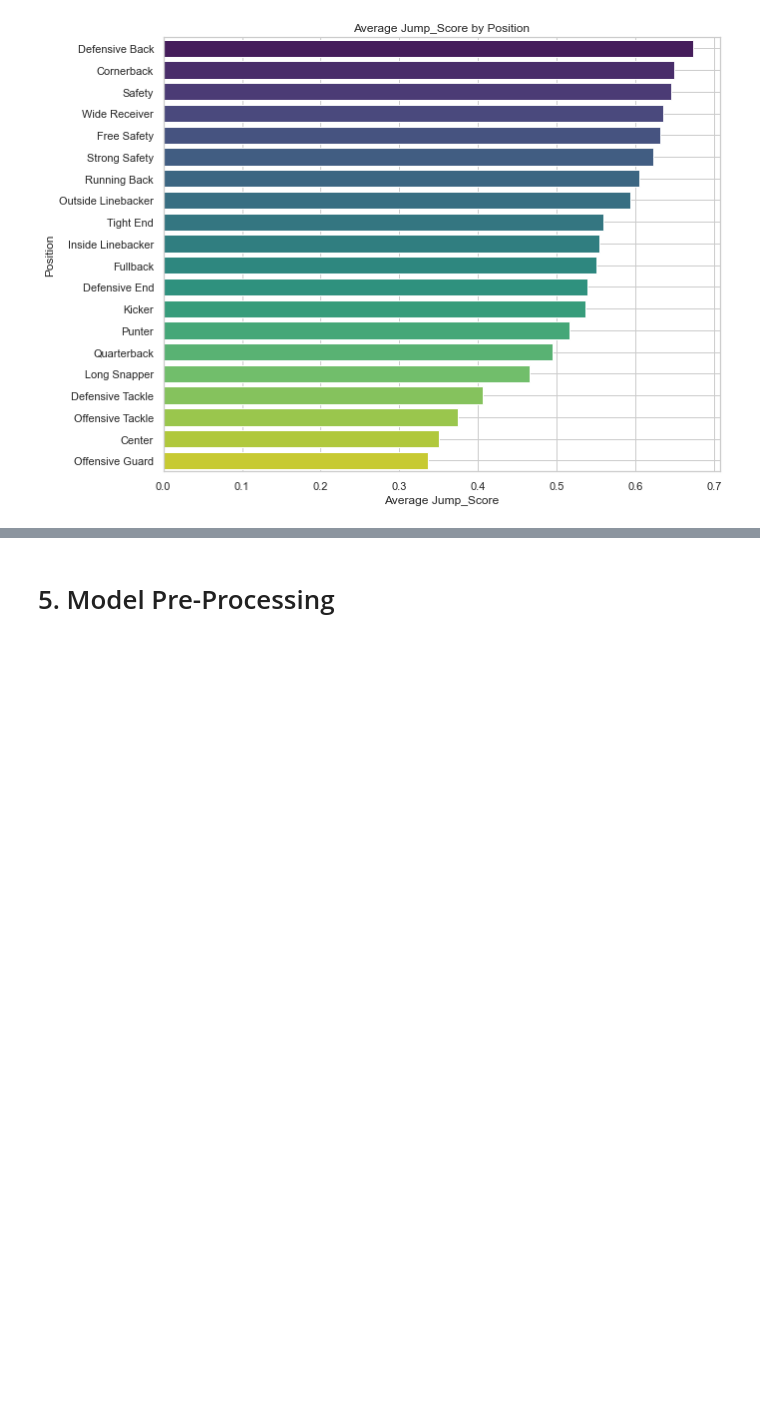
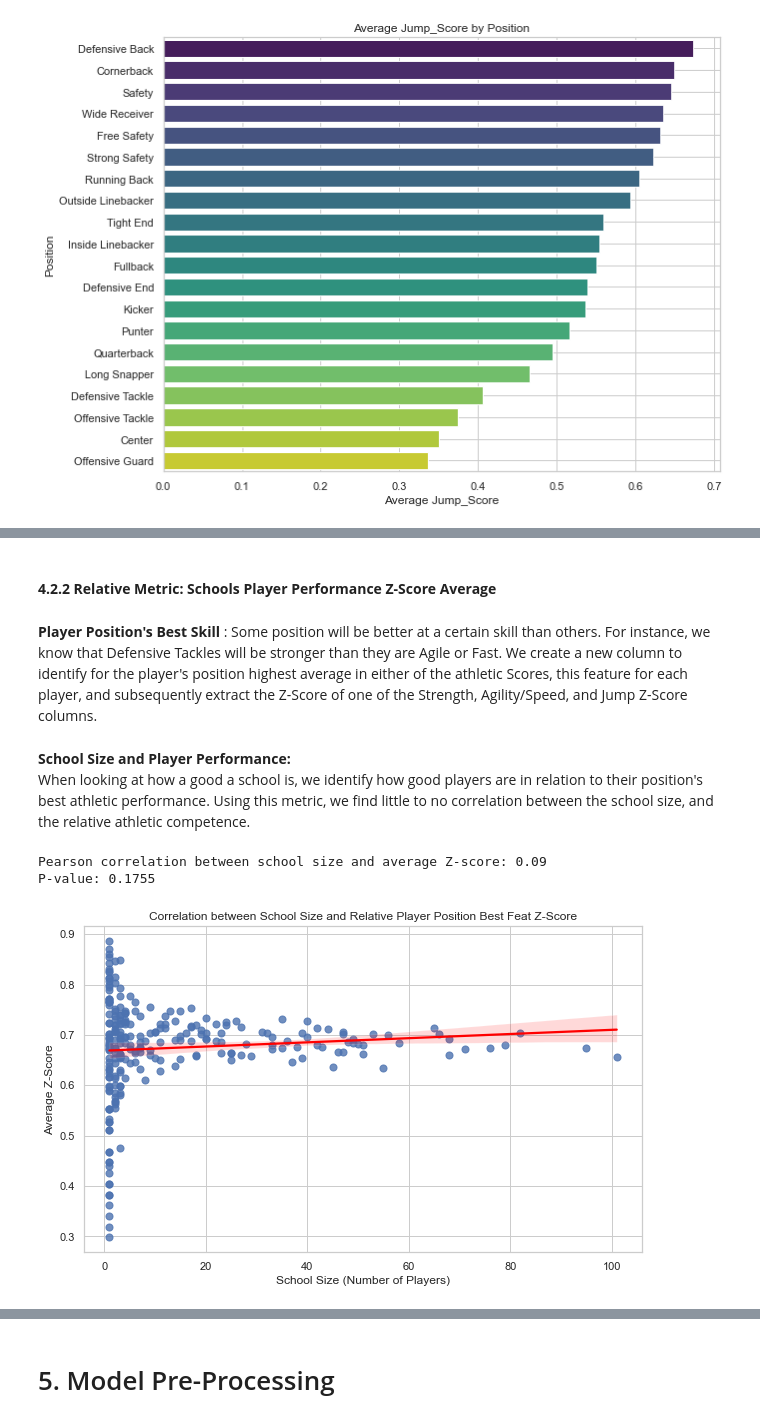
Before and after one commit to Gregcrooks75/NFL_analysis, a Jupyter notebook: NFL Project.ipynb, the cells around one changed output, grey strips where cells are left out. Drawn from its saved outputs; the diff is of its cells as text; code cells hidden in the pictures; blank space fills up the shorter version.

```diff
--- a/NFL Project.ipynb
+++ b/NFL Project.ipynb
@@ -1533,0 +1213,51 @@ Name: Strongest_Feat_Z, dtype: float64
+# %% [markdown]
+#### <b>4.2.2 Relative Metric: Schools Player Performance Z-Score Average</b>
+# %% [markdown]
+<b>Player Position's Best Skill</b> :
+Some position will be better at a certain skill than others. For instance, we know that Defensive Tackles will be stronger than they are Agile or Fast. We create a new column to identify for the player's position highest average in either of the athletic Scores, this feature for each player, and subsequently extract the Z-Score of one of the Strength, Agility/Speed, and Jump Z-Score columns.
+# %%
+# 'Strongest_Feat_Position' column contains the feature name with the strongest score
+
+# Use apply with a lambda function to select the correct Z-score based on the 'Strongest_Feat_Position'
+df['Strongest_Feat_Z'] = df.apply(lambda row: row[row['Strongest_Feat_Position']], axis=1)
+
+# Now you can proceed with calculating the average Z-score for each school based on the strongest feat Z-score
+school_avg_z_scores = df.groupby('School')['Strongest_Feat_Z'].mean().sort_values(ascending=False)
+
+# You can then merge or use these scores as needed
+df = df.merge(school_avg_z_scores.reset_index(), on='School', suffixes=('', '_School_Avg'))
+# %% [markdown]
+<b> School Size and Player Performance:</b><br>
+When looking at how a good a school is, we identify how good players are in relation to their position's best athletic performance. Using this metric, we find little to no correlation between the school size, and the relative athletic competence.
+# %%
+
+school_avg_z_scores = df.groupby('School')['Strongest_Feat_Z'].mean()
+school_avg_z_scores_df = school_avg_z_scores.reset_index()
+school_avg_z_scores_df.columns = ['School', 'School_Average_Z_Score']
+
+school_size = df.groupby('School').size().reset_index(name='School_Size')
+
+# Step 4: Merge School Size and Average Z-Score into a Single DataFrame
+
+school_metrics = pd.merge(school_size, school_avg_z_scores_df, on='School', how='left')
+
+# Step 5: Calculate Pearson Correlation and Visualize
+
+# Calculate the Pearson correlation coefficient
+correlation, p_value = pearsonr(school_metrics['School_Size'], school_metrics['School_Average_Z_Score'])
+
+# Display the correlation result
+print(f"Pearson correlation between school size and average Z-score: {correlation:.2f}")
+print(f"P-value: {p_value:.4f}")
+
+# Visualize the relationship with a regression line
+plt.figure(figsize=(10, 6))
+sns.regplot(x='School_Size', y='School_Average_Z_Score', data=school_metrics, scatter_kws={'s': 50}, line_kws={'color': 'red'})
+plt.title('Correlation between School Size and Relative Player Position Best Feat Z-Score')
+plt.xlabel('School Size (Number of Players)')
+plt.ylabel('Average Z-Score')
+plt.show()
+# %% [output]
+Pearson correlation between school size and average Z-score: 0.09
+P-value: 0.1755
+[figure, added]
```
Also changed, not shown: parts of 119 cells of this notebook.
